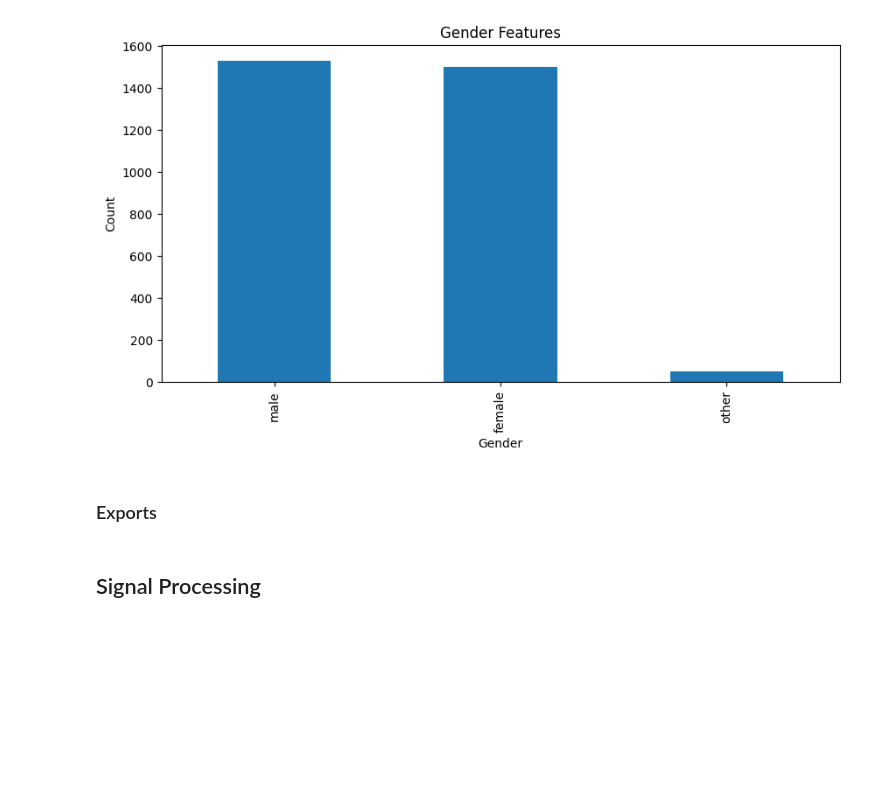
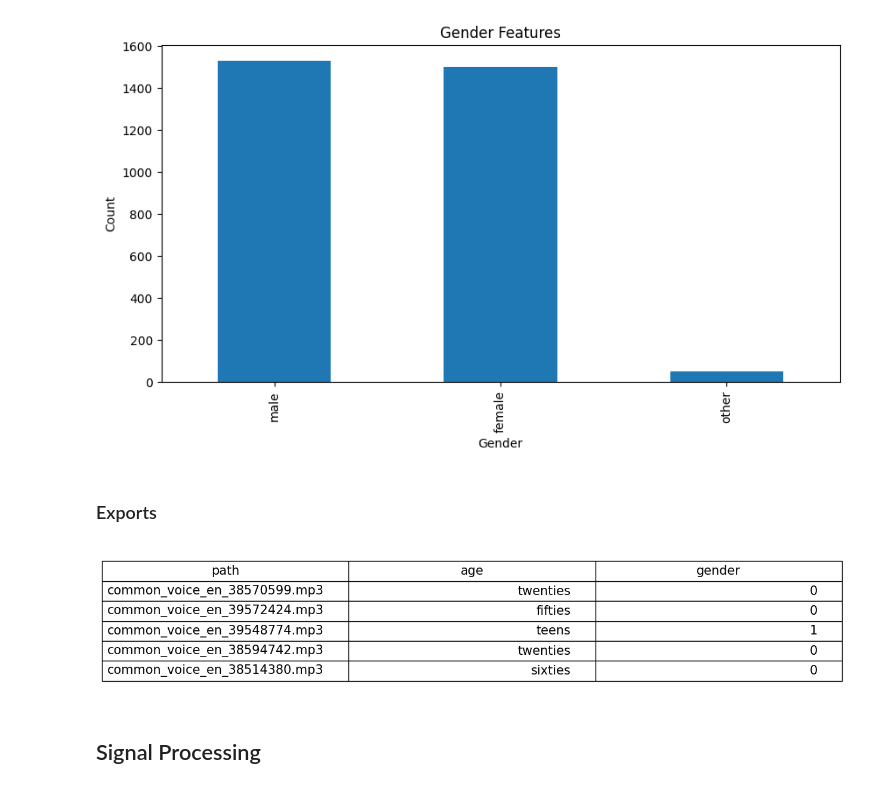
Before and after one commit to Gaitch/voice_mf_classification, a Jupyter notebook: dev/prototype.ipynb, the cells around one changed output. Cells and saved outputs as stored; diff of their text form; code cells hidden in the pictures; blank space fills up the shorter version.

Commit message:
[FEAT] add filtered table for documentation

```diff
--- a/dev/prototype.ipynb
+++ b/dev/prototype.ipynb
@@ -117,8 +118,22 @@ Name: count, dtype: int64
 # %%
 # Save the figure
 fig = gender_feature_plot.get_figure()
 fig.savefig(IMAGE_PATH + 'gender_features.png', dpi=600, bbox_inches='tight', transparent=True)
 table_to_latex(labels.head(), 'features')
+
+# Create a figure and axis
+fig, ax = plt.subplots(figsize=(16, 3))  # Adjust figsize for better image quality
+ax.axis('tight')
+ax.axis('off')
+
+# Render the table
+table = ax.table(cellText=labels.head().values, colLabels=labels.head().columns, loc='center')
+# Adjust font size
+table.auto_set_font_size(False)
+table.set_fontsize(15)
+table.scale(1, 2)
+# %% [output]
+[figure, added]
 # %% [markdown]
 ## Signal Processing
 # %% [markdown]
```
Also changed, not shown: parts of 3 cells of this notebook.
